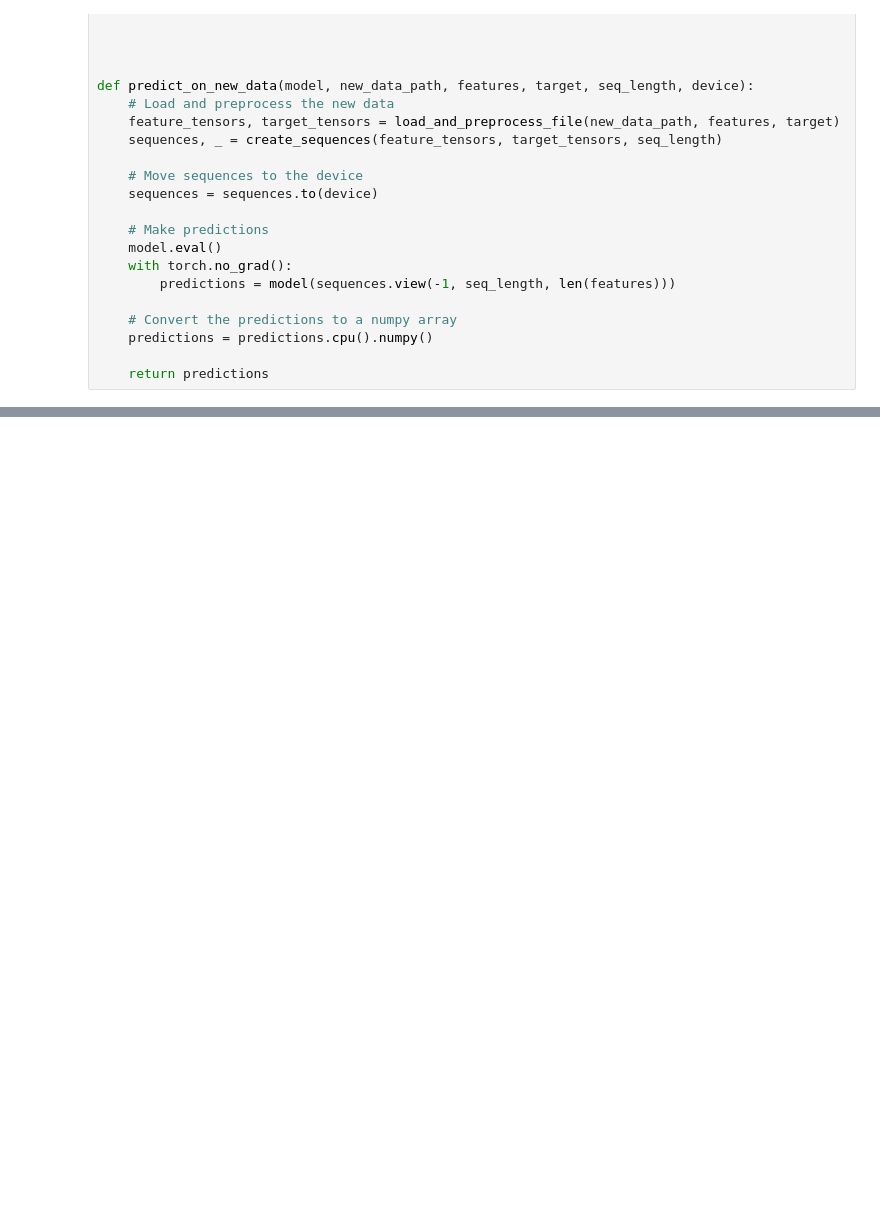
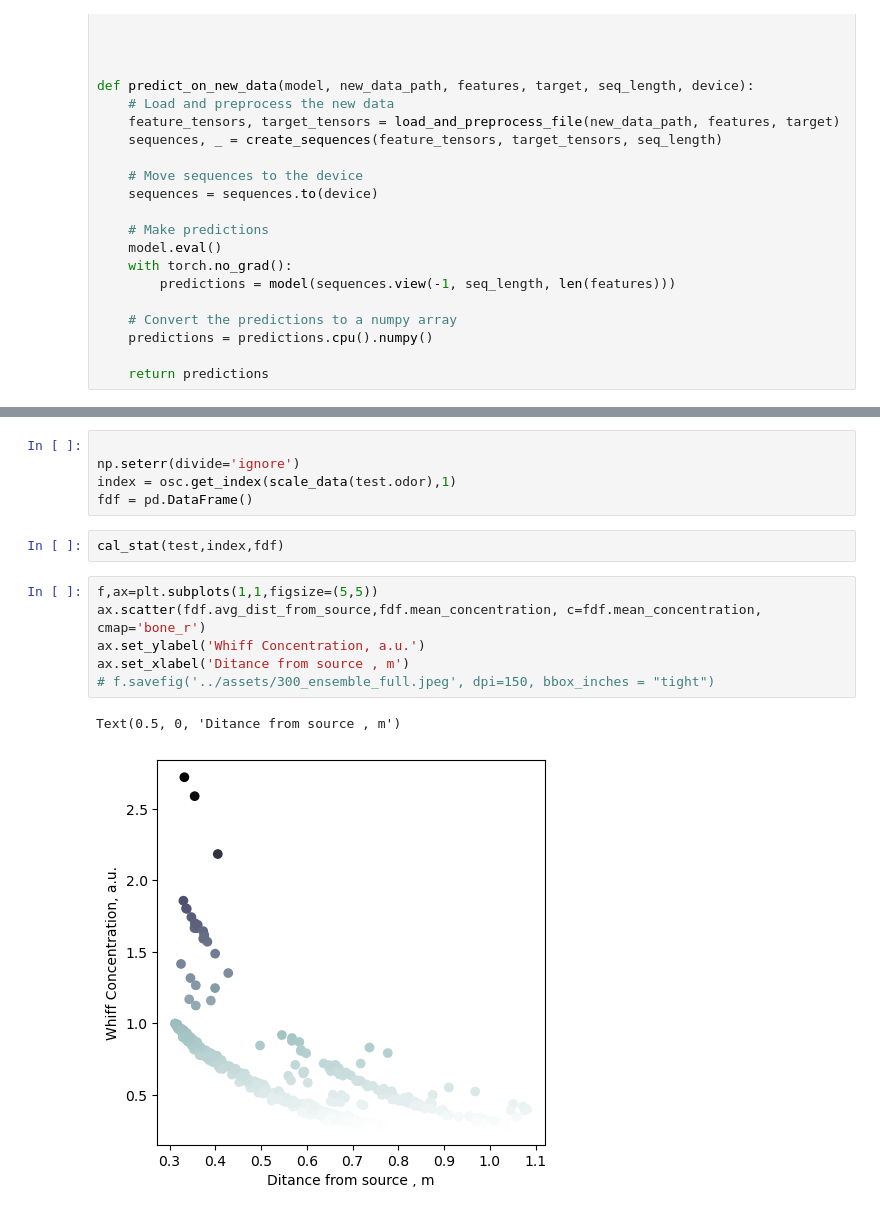
Before and after one commit to arunavanag591/COSMOS, a Jupyter notebook: train_time_series.ipynb, the cells around one changed output, grey strips where cells are left out. Saved outputs shown, nothing was run; the diff lists cells and outputs as text; blank space fills up the shorter version.

```diff
--- a/train_time_series.ipynb
+++ b/train_time_series.ipynb
@@ -386,0 +413,16 @@ f.savefig('../assets/380_epochs_compare2.jpeg', dpi=150, bbox_inches = "tight")
+# %%
+
+np.seterr(divide='ignore')
+index = osc.get_index(scale_data(test.odor),1)
+fdf = pd.DataFrame()
+# %%
+cal_stat(test,index,fdf)
+# %%
+f,ax=plt.subplots(1,1,figsize=(5,5))
+ax.scatter(fdf.avg_dist_from_source,fdf.mean_concentration, c=fdf.mean_concentration, cmap='bone_r')
+ax.set_ylabel('Whiff Concentration, a.u.')
+ax.set_xlabel('Ditance from source , m')
+# f.savefig('../assets/300_ensemble_full.jpeg', dpi=150, bbox_inches = "tight")
+# %% [output]
+Text(0.5, 0, 'Ditance from source , m')
+[figure, added]
```
Also changed, not shown: parts of 37 cells of this notebook, 2 other files.
